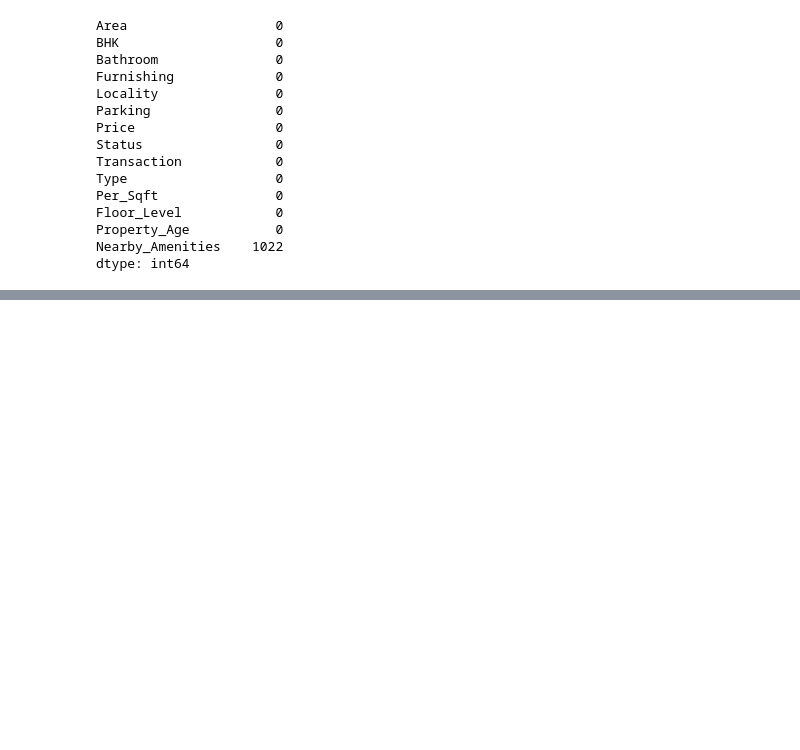
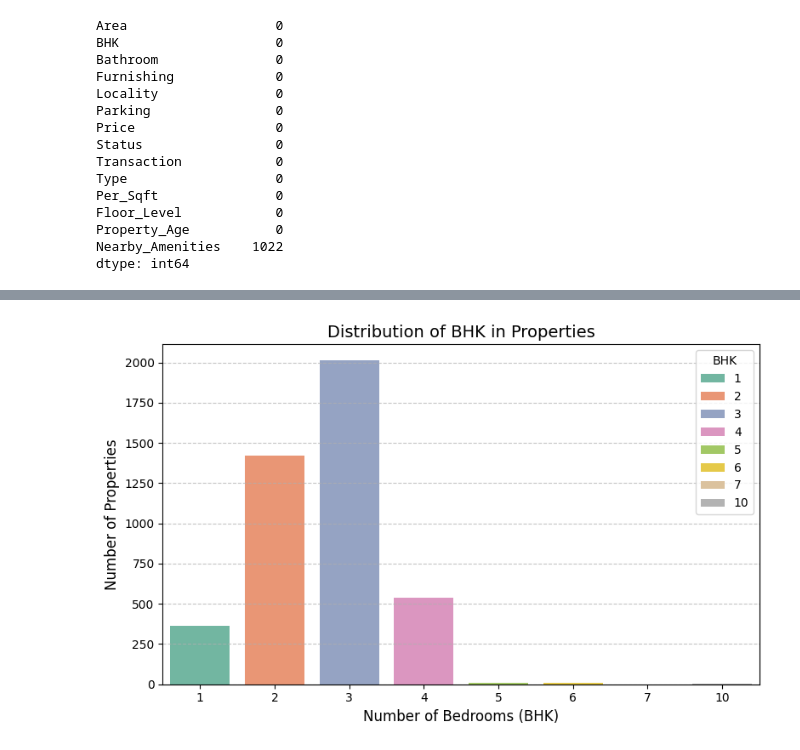
Before and after one commit to vandita-yadav/Indian-Real-Estate-Price-Analysis-Insights, a Jupyter notebook: CA2_VanditaYadav.ipynb, the cells around one changed output, grey strips where cells are left out. Saved outputs shown, nothing was run; the diff lists cells and outputs as text; code cells hidden in the pictures; blank space fills up the shorter version.

```diff
--- a/CA2_VanditaYadav.ipynb
+++ b/CA2_VanditaYadav.ipynb
@@ -100,0 +231,15 @@ data.head()
+# %%
+# NUMBER OF PROPERTIES VS BHK
+
+plt.figure(figsize=(8, 5))
+sns.countplot(x='BHK', hue='BHK', legend=True, data=data_no_outliers, palette='Set2')
+
+plt.title("Distribution of BHK in Properties", fontsize=14)
+plt.xlabel("Number of Bedrooms (BHK)", fontsize=12)
+plt.ylabel("Number of Properties", fontsize=12)
+
+plt.grid(axis='y', linestyle='--', alpha=0.75)
+plt.tight_layout()
+plt.show()
+# %% [output]
+[figure, added]
```
Also changed, not shown: parts of 33 cells of this notebook.
